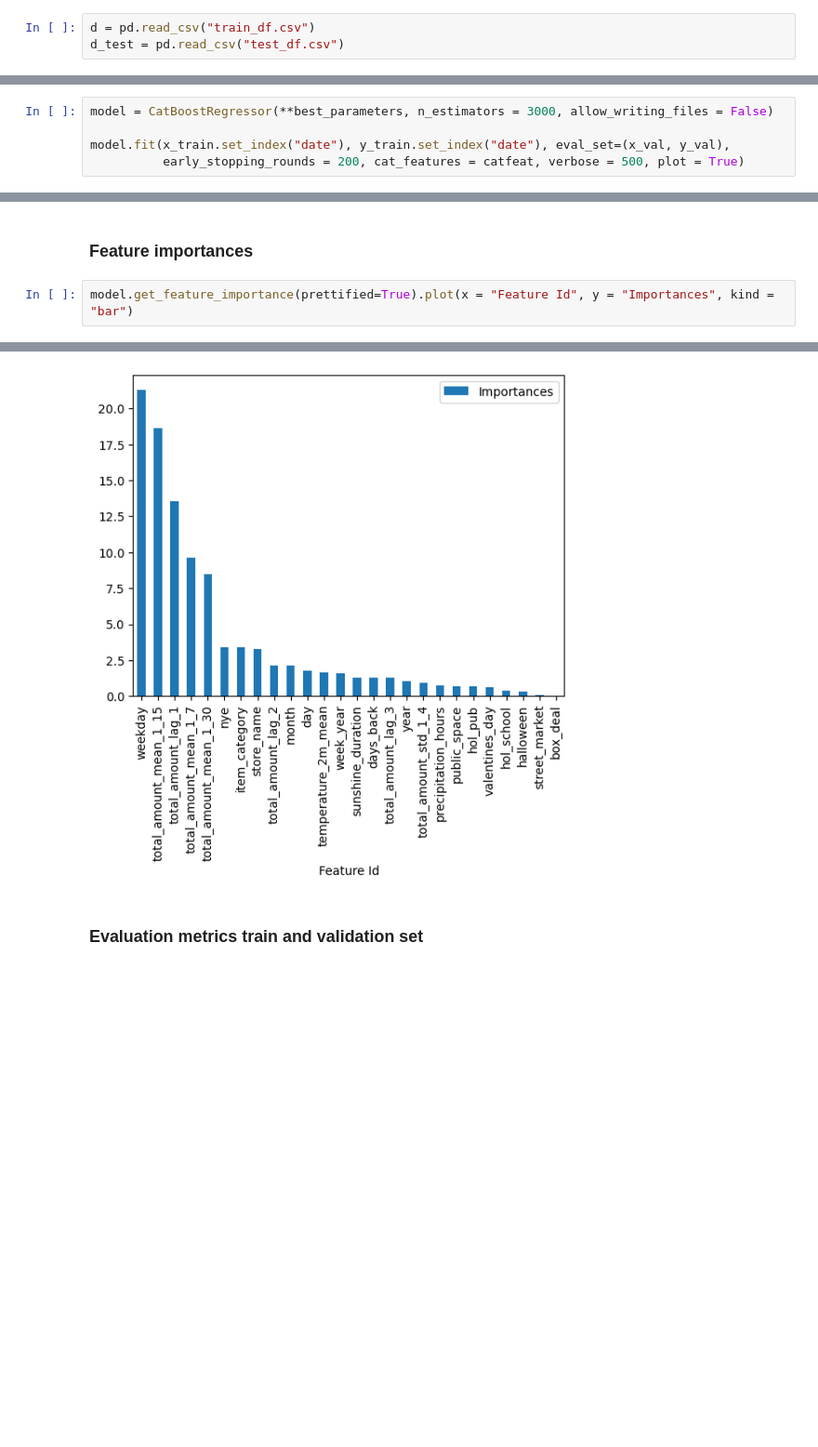
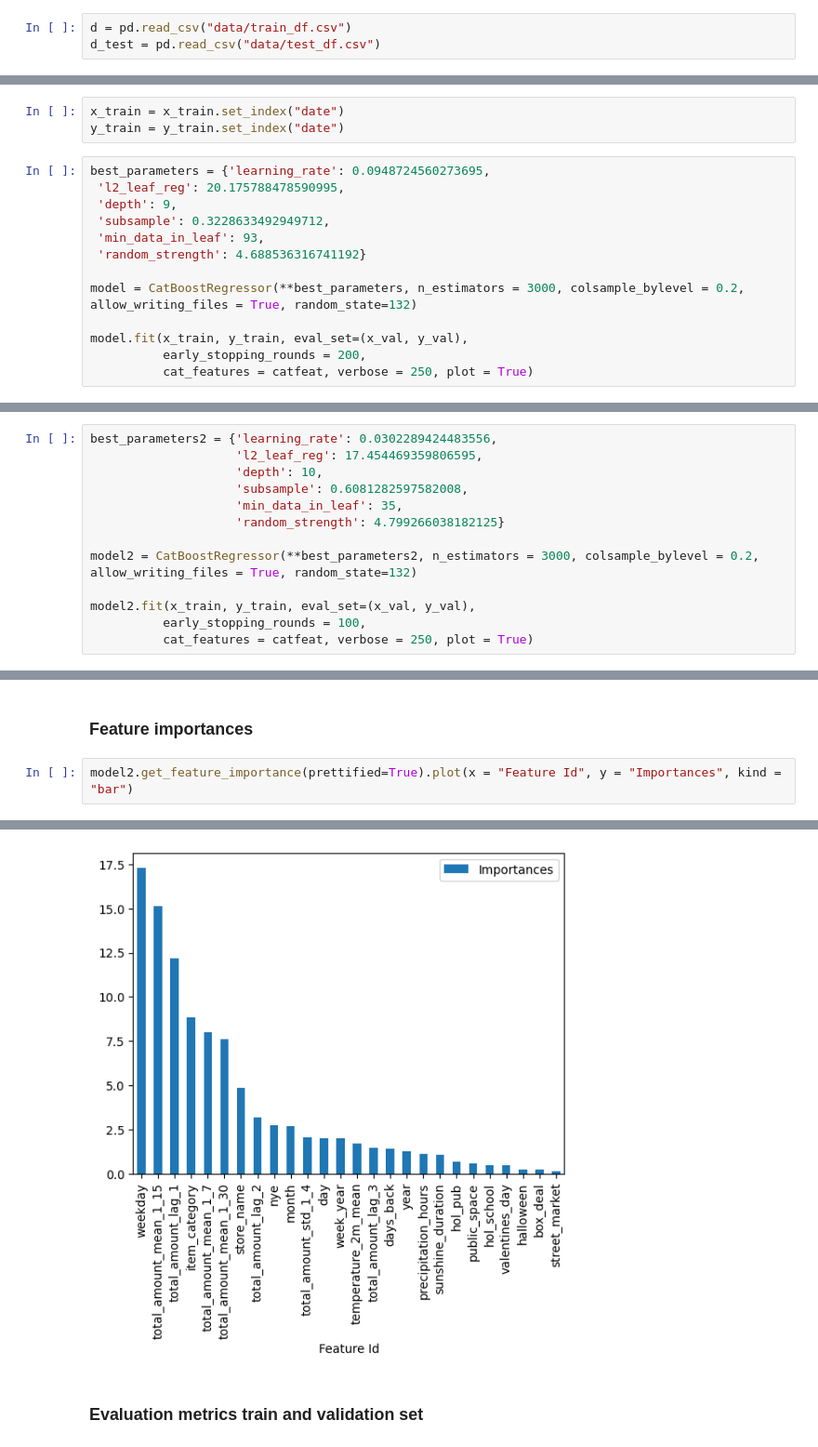
Before and after one commit to vlatko-v/sweet-spot-donut-sales-forecasting, a Jupyter notebook: catboost.ipynb, the cells around one changed output, grey strips where cells are left out. Shown at 93% size. Cells and saved outputs as stored; diff of their text form; blank space fills up the shorter version.

```diff
--- a/catboost.ipynb
+++ b/catboost.ipynb
@@ -98,8 +62,8 @@ pd.set_option("display.max_columns", None)
 # %% [markdown]
 ### Loading the dataset
 # %%
-d = pd.read_csv("train_df.csv")
-d_test = pd.read_csv("test_df.csv")
+d = pd.read_csv("data/train_df.csv")
+d_test = pd.read_csv("data/test_df.csv")
 # %%
 d['date'] = pd.to_datetime(d['date'])
 d_test['date'] = pd.to_datetime(d_test['date'])
@@ -454,7 +304,18 @@ output.enable_custom_widget_manager()
+# %%
+x_train = x_train.set_index("date")
+y_train = y_train.set_index("date")
 # %%
-model = CatBoostRegressor(**best_parameters, n_estimators = 3000, allow_writing_files = False)
+best_parameters = {'learning_rate': 0.0948724560273695,
+ 'l2_leaf_reg': 20.175788478590995,
+ 'depth': 9,
+ 'subsample': 0.3228633492949712,
+ 'min_data_in_leaf': 93,
+ 'random_strength': 4.688536316741192}
 
-model.fit(x_train.set_index("date"), y_train.set_index("date"), eval_set=(x_val, y_val),
-          early_stopping_rounds = 200, cat_features = catfeat, verbose = 500, plot = True)
+model = CatBoostRegressor(**best_parameters, n_estimators = 3000, colsample_bylevel = 0.2, allow_writing_files = True, random_state=132)
+
+model.fit(x_train, y_train, eval_set=(x_val, y_val),
+          early_stopping_rounds = 200,
+          cat_features = catfeat, verbose = 250, plot = True)
 # %% [output]
 MetricVisualizer(layout=Layout(align_self='stretch', height='500px'))
@@ -477 +332,14 @@ Shrink model to first 510 iterations.
 <catboost.core.CatBoostRegressor at 0x...>
+# %%
+best_parameters2 = {'learning_rate': 0.0302289424483556,
+                    'l2_leaf_reg': 17.454469359806595,
+                    'depth': 10,
+                    'subsample': 0.6081282597582008,
+                    'min_data_in_leaf': 35,
+                    'random_strength': 4.799266038182125}
+
+model2 = CatBoostRegressor(**best_parameters2, n_estimators = 3000, colsample_bylevel = 0.2, allow_writing_files = True, random_state=132)
+
+model2.fit(x_train, y_train, eval_set=(x_val, y_val),
+          early_stopping_rounds = 100,
+          cat_features = catfeat, verbose = 250, plot = True)
@@ -478,10 +365,10 @@ Shrink model to first 510 iterations.
 # %% [markdown]
 ### Feature importances
 # %%
-model.get_feature_importance(prettified=True).plot(x = "Feature Id", y = "Importances", kind = "bar")
+model2.get_feature_importance(prettified=True).plot(x = "Feature Id", y = "Importances", kind = "bar")
 # %% [output]
 <Axes: xlabel='Feature Id'>
-[figure, old version]
+[figure, new version]
 # %% [markdown]
 ### Evaluation metrics train and validation set
 # %%
```
Also changed, not shown: parts of 24 cells of this notebook, 2 other files.
